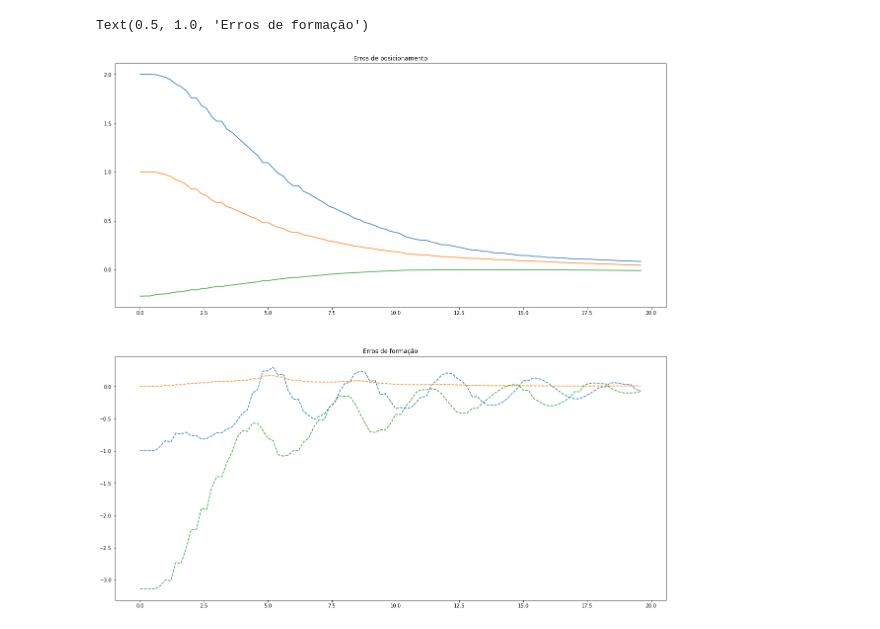
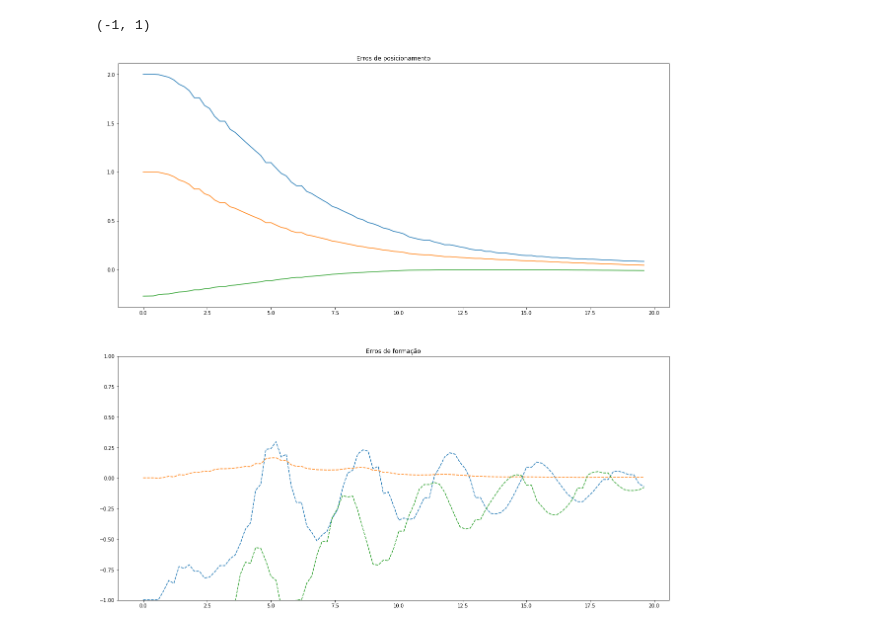
Before and after one commit to ifribeiro/ros-formation-controller, a Jupyter notebook: Gráficos.ipynb, the cells around one changed output. Cells and saved outputs as stored; diff of their text form; code cells hidden in the pictures.

```diff
--- a/Gráficos.ipynb
+++ b/Gráficos.ipynb
@@ -6,8 +6,10 @@ import numpy as np
 import random as rd
 import matplotlib.pyplot as plt
 import pandas as pd
-# %%
-df_erros = pd.read_csv("Erros.csv")
+# %%
+df_erro_sim = pd.read_csv("Erros_simulacao.csv")
+df_erro_exp1 = pd.read_csv("Erros_Exp1.csv")
+df_erro_exp2 = pd.read_csv("Erros_Exp2.csv")
 # %%
-i = len(df_erros['X'])
+i = len(df_erro_exp1['X'])
 t = np.arange(0,20,0.2)
@@ -23,16 +16,17 @@ df_erros.head()
 # %%
 fig, ax = plt.subplots(2)
 fig.set_figheight(20)
 fig.set_figwidth(20)
 ax[0].plot(t[:i], df_erros['X'], label="Erro X")
 ax[0].plot(t[:i], df_erros['Y'], label="Erro Y")
 ax[0].plot(t[:i], df_erros['Z'], label="Erro Z")
 ax[0].set_title("Erros de posicionamento")
 
 ax[1].plot(t[:i], df_erros['Rho'], '--', label="Erro rho")
 ax[1].plot(t[:i], df_erros['Beta'], '--', label="Erro beta")
 ax[1].plot(t[:i], df_erros['Alpha'], '--', label="Erro alpha")
 ax[1].set_title("Erros de formação")
+plt.ylim(-1,1)
 # %% [output]
-Text(0.5, 1.0, 'Erros de formação')
+(-1, 1)
-[figure, old version]
+[figure, new version]
```
Also changed, not shown: parts of 7 cells of this notebook, 5 other files.
